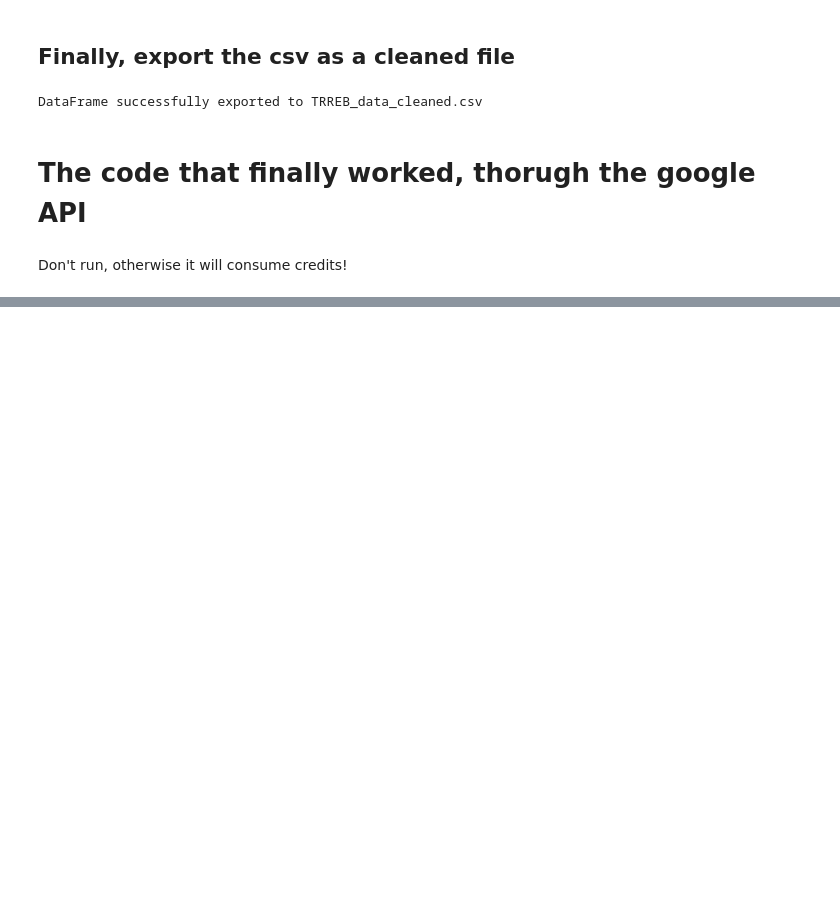
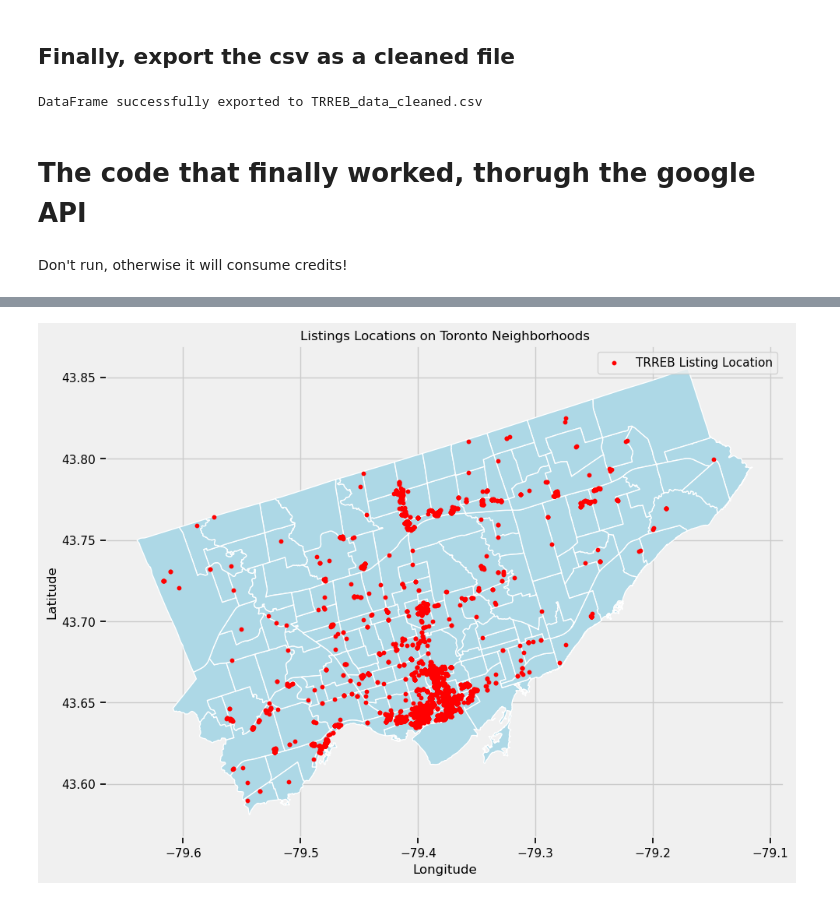
Before and after one commit to Positiveproton9/CME538projectTeam10, a Jupyter notebook: TRREB/TRREB_data_cleaning2.ipynb, the cells around one changed output, grey strips where cells are left out. Saved outputs shown, nothing was run; the diff lists cells and outputs as text; code cells hidden in the pictures; blank space fills up the shorter version.

```diff
--- a/TRREB/TRREB_data_cleaning2.ipynb
+++ b/TRREB/TRREB_data_cleaning2.ipynb
@@ -178,0 +193,2 @@ Don't run, otherwise it will consume credits!
+# %%
+trreb_final = pd.read_csv('TRREB_data_with_lat_long.csv')
@@ -178,0 +216,11 @@ Don't run, otherwise it will consume credits!
+# %%
+# Load the shapefile (use the path to the .shp file)
+neighbourhoods = gpd.read_file('Neighbourhoods - 4326.shp')
+# %%
+# Perform a spatial join to add the neighborhood name (from AREA_NA7) to each apartment
+geometry = [Point(xy) for xy in zip(trreb_final['LONG'], trreb_final['LAT'])]
+trreb_final = gpd.GeoDataFrame(trreb_final, geometry=geometry, crs='EPSG:4326')
+joined_df = gpd.sjoin(trreb_final, neighbourhoods, how="left", predicate="within")
+
+# Assign the neighborhood name from AREA_NA7 to a new column in the filtered DataFrame
+trreb_final['Neighbourhood'] = joined_df['AREA_NA7']
@@ -178,0 +392,3 @@ Don't run, otherwise it will consume credits!
+# %%
+# Droping the geometry column
+trreb_final = trreb_final.drop(columns='geometry')
@@ -178,0 +404,17 @@ Don't run, otherwise it will consume credits!
+# %%
+# Plot neighborhoods
+fig, ax = plt.subplots(figsize=(10, 10))
+neighbourhoods.plot(ax=ax, color='lightblue', edgecolor='white')
+
+# Plot listings' locations
+plt.scatter(trreb_final['LONG'],trreb_final['LAT'], color='red', s=10, label="TRREB Listing Location")
+
+# Add labels and legend
+plt.xlabel("Longitude")
+plt.ylabel("Latitude")
+plt.legend()
+plt.title("Listings Locations on Toronto Neighborhoods")
+
+plt.show()
+# %% [output]
+[figure, added]
```
Also changed, not shown: parts of 5 cells of this notebook.
